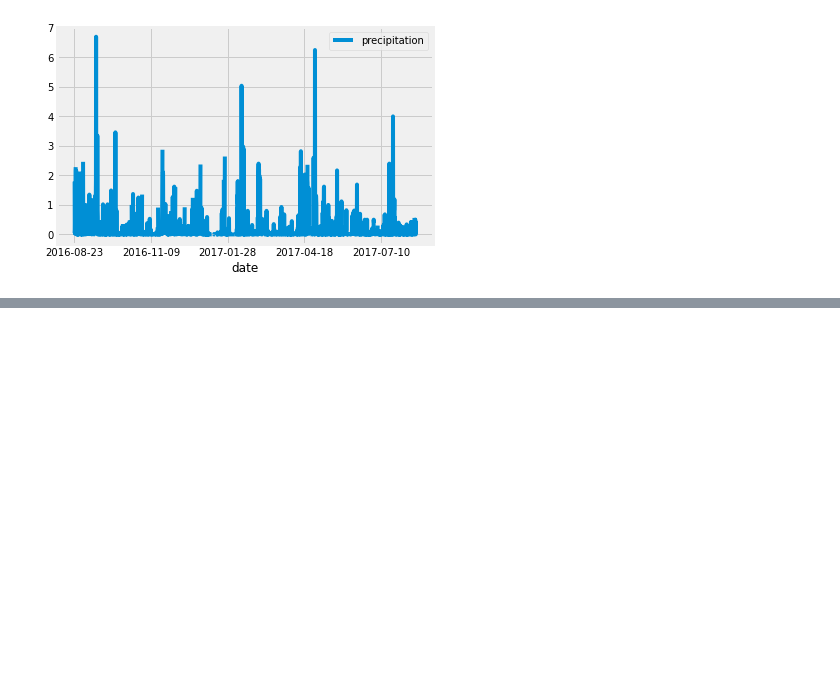
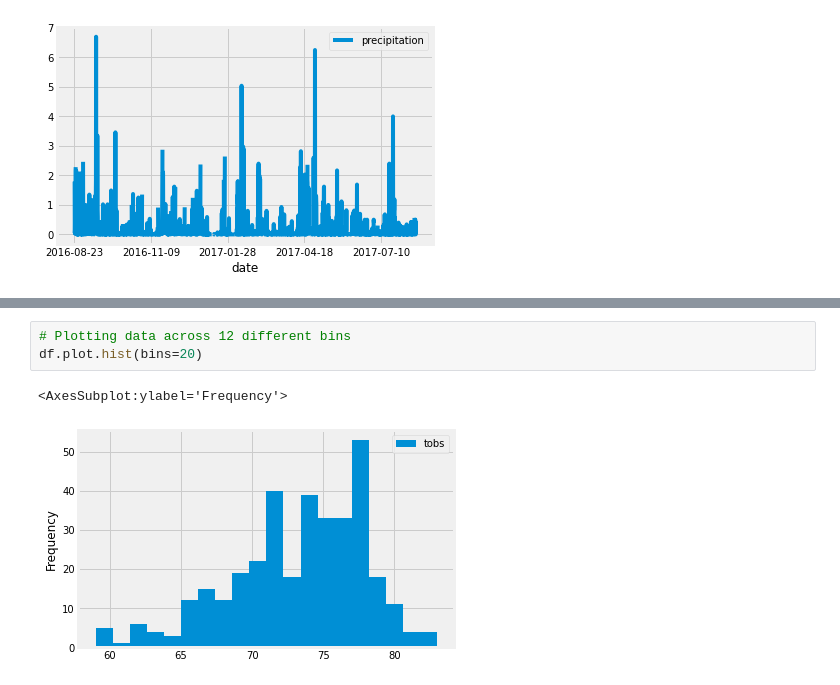
Before and after one commit to JmSambajon/surfs_up, a Jupyter notebook: climate_analysis.ipynb, the cells around one changed output, grey strips where cells are left out. Drawn from its saved outputs; the diff is of its cells as text; blank space fills up the shorter version.

```diff
--- a/climate_analysis.ipynb
+++ b/climate_analysis.ipynb
@@ -156,0 +221,6 @@ df.describe()
+# %%
+# Plotting data across 12 different bins
+df.plot.hist(bins=20)
+# %% [output]
+<AxesSubplot:ylabel='Frequency'>
+[figure, added]
```
Also changed, not shown: parts of 17 cells of this notebook.
